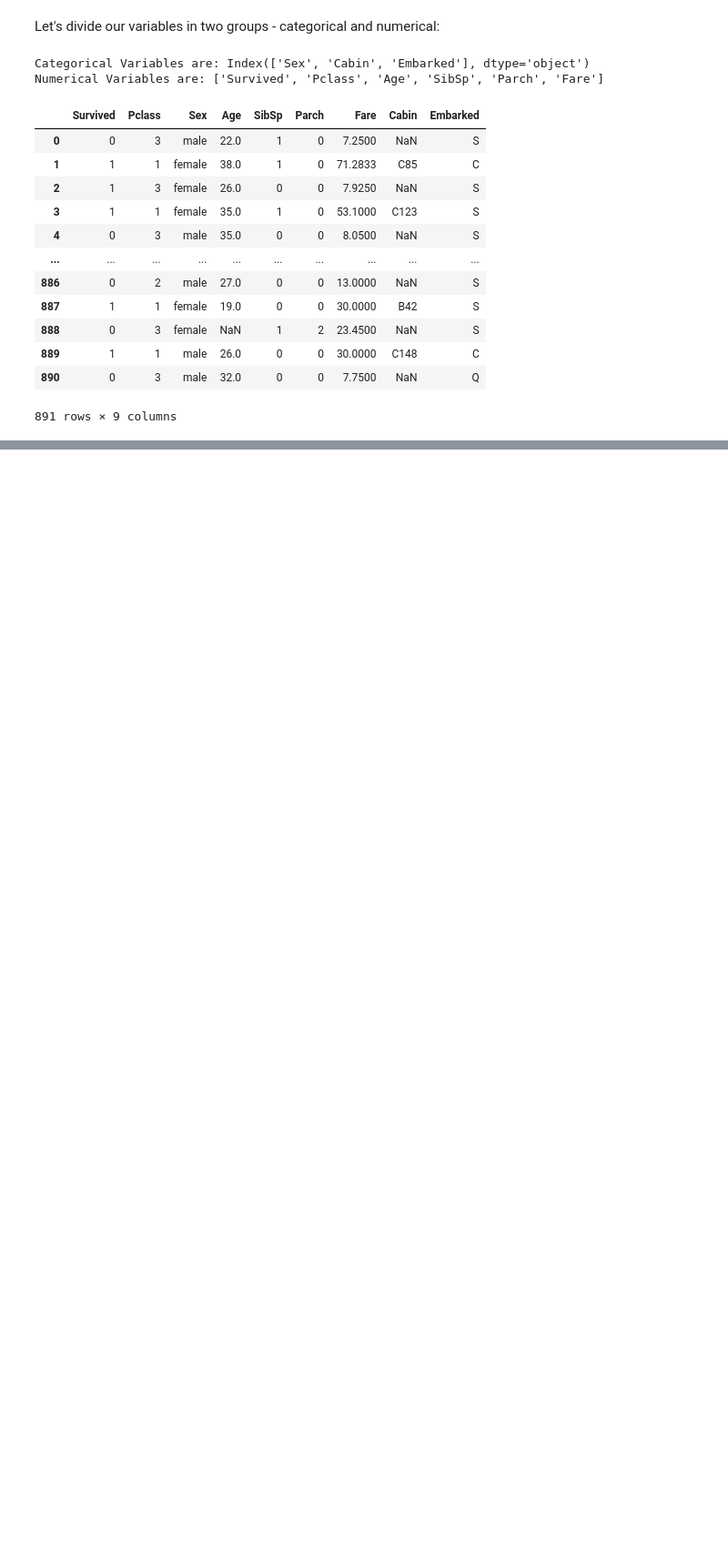
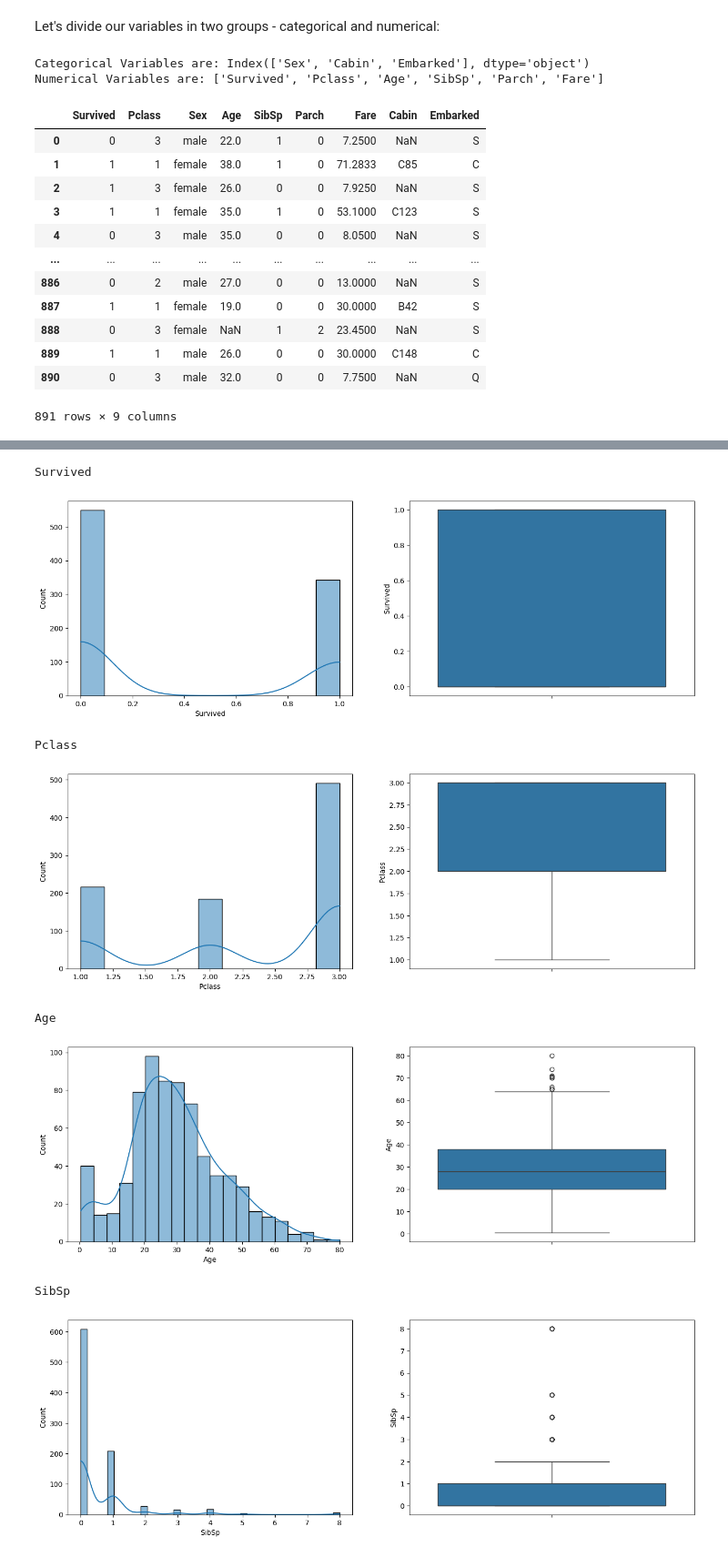
Before and after one commit to Korniev/Machine-Learning-projects, a Jupyter notebook: Getting_Started_with_Titanic.ipynb, the cells around one changed output, grey strips where cells are left out. Shown: that part at 91% size. Cells and saved outputs as stored; diff of their text form; code cells hidden in the pictures; blank space fills up the shorter version.

```diff
--- a/Getting_Started_with_Titanic.ipynb
+++ b/Getting_Started_with_Titanic.ipynb
@@ -216,0 +221,19 @@ train_data
+# %%
+for col in num_colm:
+    print(col)
+    plt.figure(figsize=(16,5))
+    plt.subplot(1,2,1)
+    sns.histplot(train_data[col],kde=True)
+    plt.ylabel("Count")
+    plt.subplot(1,2,2)
+    sns.boxplot(train_data[col])
+    plt.show()
+# %% [output]
+Survived
+[figure, added]
+Pclass
+[figure, added]
+Age
+[figure, added]
+SibSp
+[figure, added]
```
Also changed, not shown: parts of 40 cells of this notebook.
